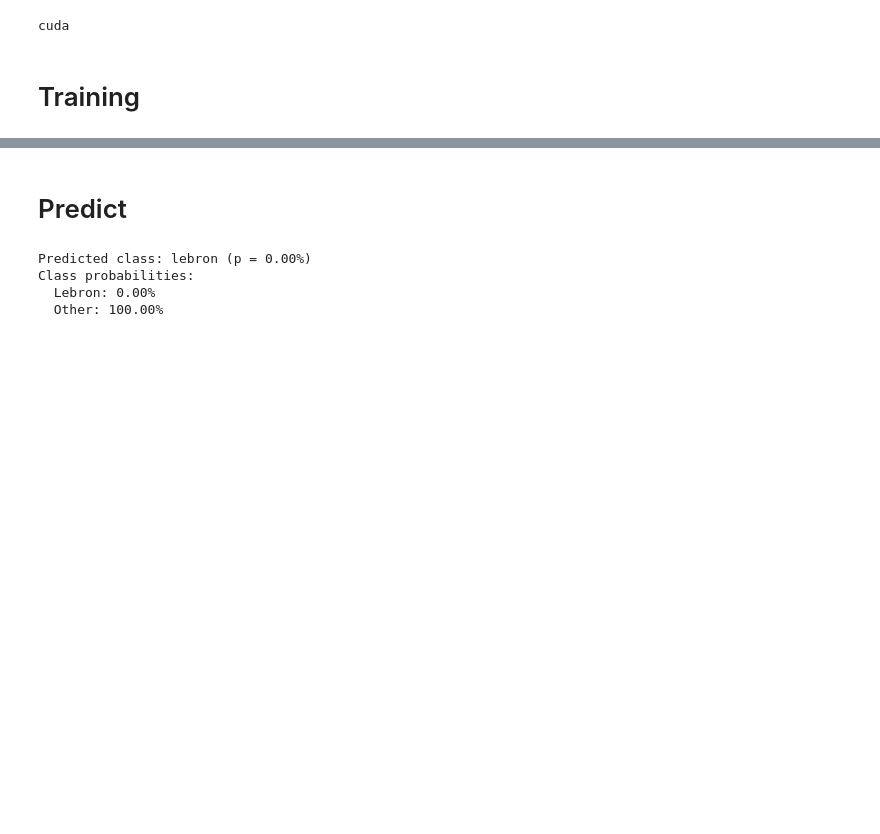
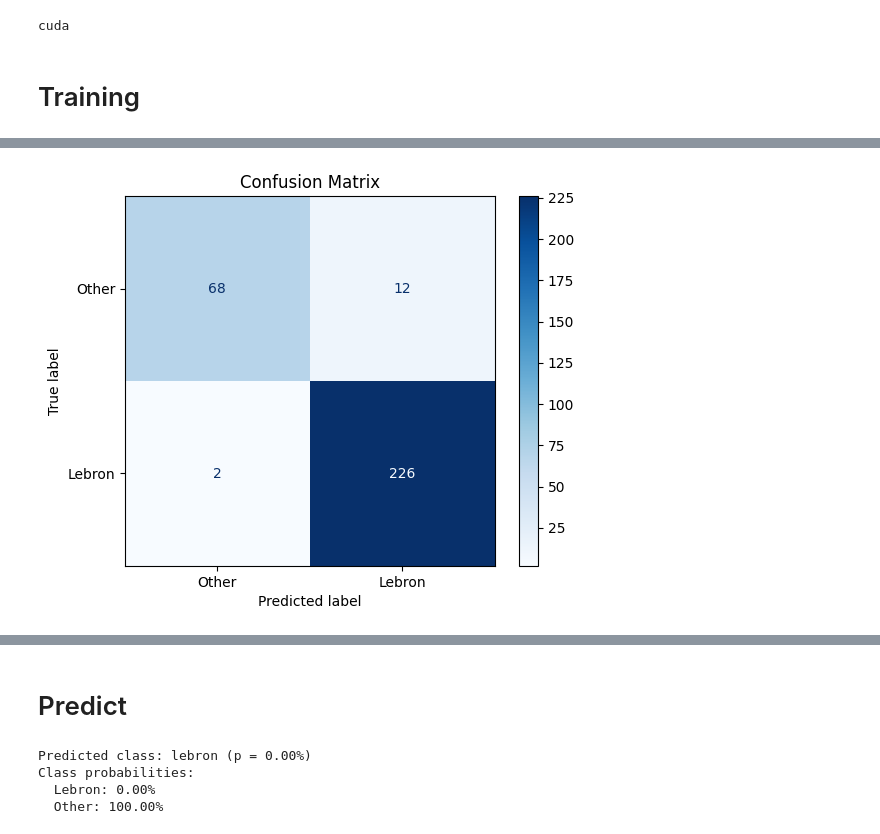
Before and after one commit to williampham7/142B-Lebron, a Jupyter notebook: model.ipynb, the cells around one changed output, grey strips where cells are left out. Drawn from its saved outputs; the diff is of its cells as text; code cells hidden in the pictures; blank space fills up the shorter version.

```diff
--- a/model.ipynb
+++ b/model.ipynb
@@ -204,0 +218,17 @@ Epoch 50/50 | train_loss: 0.000 | train_acc: 1.000 | val_acc: 0.915 | test_acc:
+# %%
+# Collect true labels, predicted labels, and predicted probabilities
+true_labels = []
+predicted_labels = []
+predicted_probs = []
+
+model.eval()
+with torch.no_grad():
+    for imgs, labels in test_loader:
+        imgs, labels = imgs.to(device), labels.float().unsqueeze(1).to(device)
+        logits = model(imgs)
+        probs = torch.sigmoid(logits)  # Get probabilities
+        preds = (probs > 0.5).float()  # Convert probabilities to binary predictions
+
+        true_labels.extend(labels.cpu().numpy())
+        predicted_labels.extend(preds.cpu().numpy())
+        predicted_probs.extend(probs.cpu().numpy())  # Save probabilities
@@ -238,0 +298,29 @@ plt.show()
+# %%
+# Collect true labels and predictions
+true_labels = []
+predicted_labels = []
+
+model.eval()
+with torch.no_grad():
+    for imgs, labels in test_loader:
+        imgs, labels = imgs.to(device), labels.float().unsqueeze(1).to(device)
+        logits = model(imgs)
+        preds = (torch.sigmoid(logits) > 0.5).float()
+
+        true_labels.extend(labels.cpu().numpy())
+        predicted_labels.extend(preds.cpu().numpy())
+
+# Flatten the lists
+true_labels = [int(label[0]) for label in true_labels]
+predicted_labels = [int(pred[0]) for pred in predicted_labels]
+
+# Generate confusion matrix
+cm = confusion_matrix(true_labels, predicted_labels)
+disp = ConfusionMatrixDisplay(confusion_matrix=cm, display_labels=["Other", "Lebron"])
+
+disp.plot(cmap="Blues", ax=plt.gca())
+plt.grid(False)  # Turn off the grid
+plt.title("Confusion Matrix")
+plt.show()
+# %% [output]
+[figure, added]
```
Also changed, not shown: parts of 13 cells of this notebook, 6 other files.
